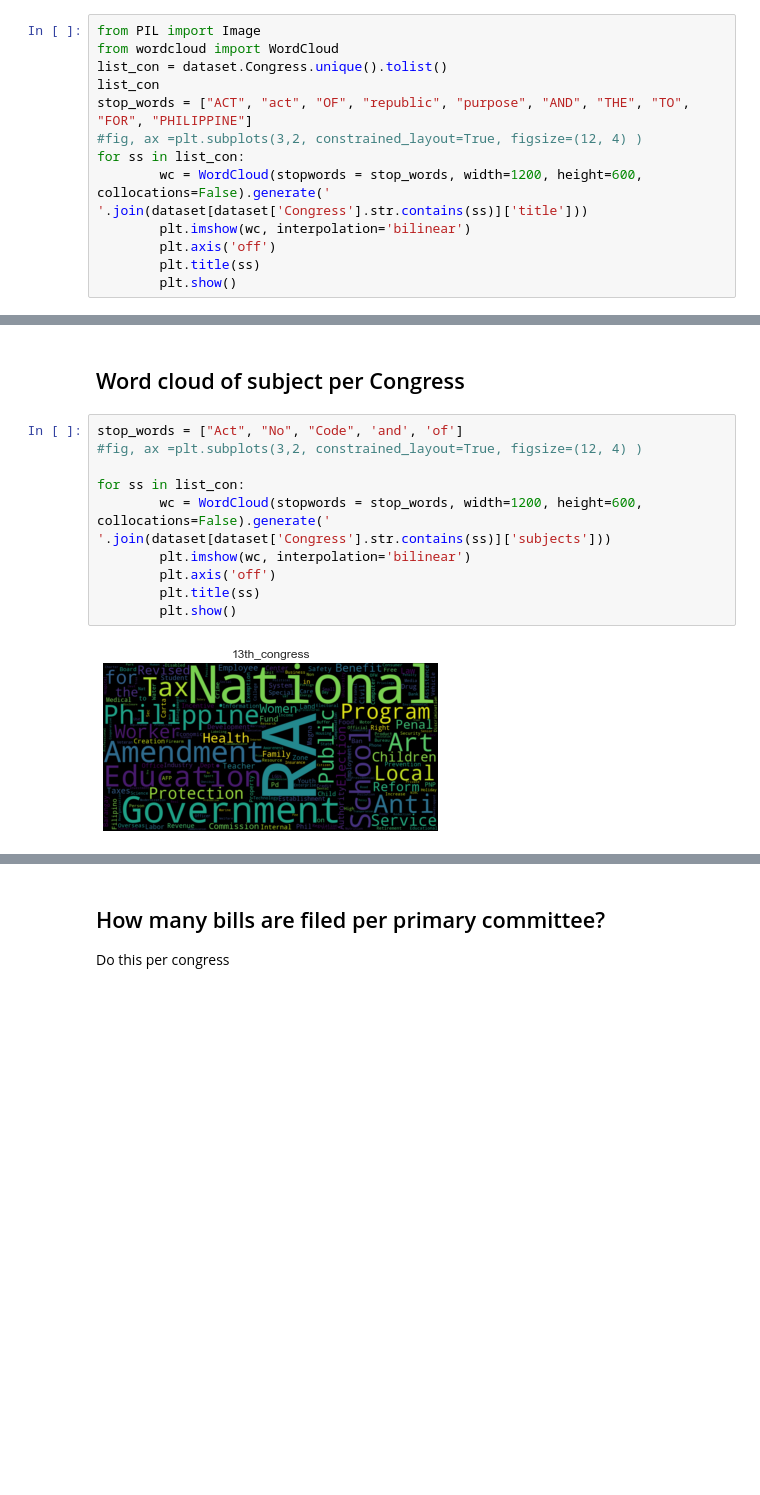
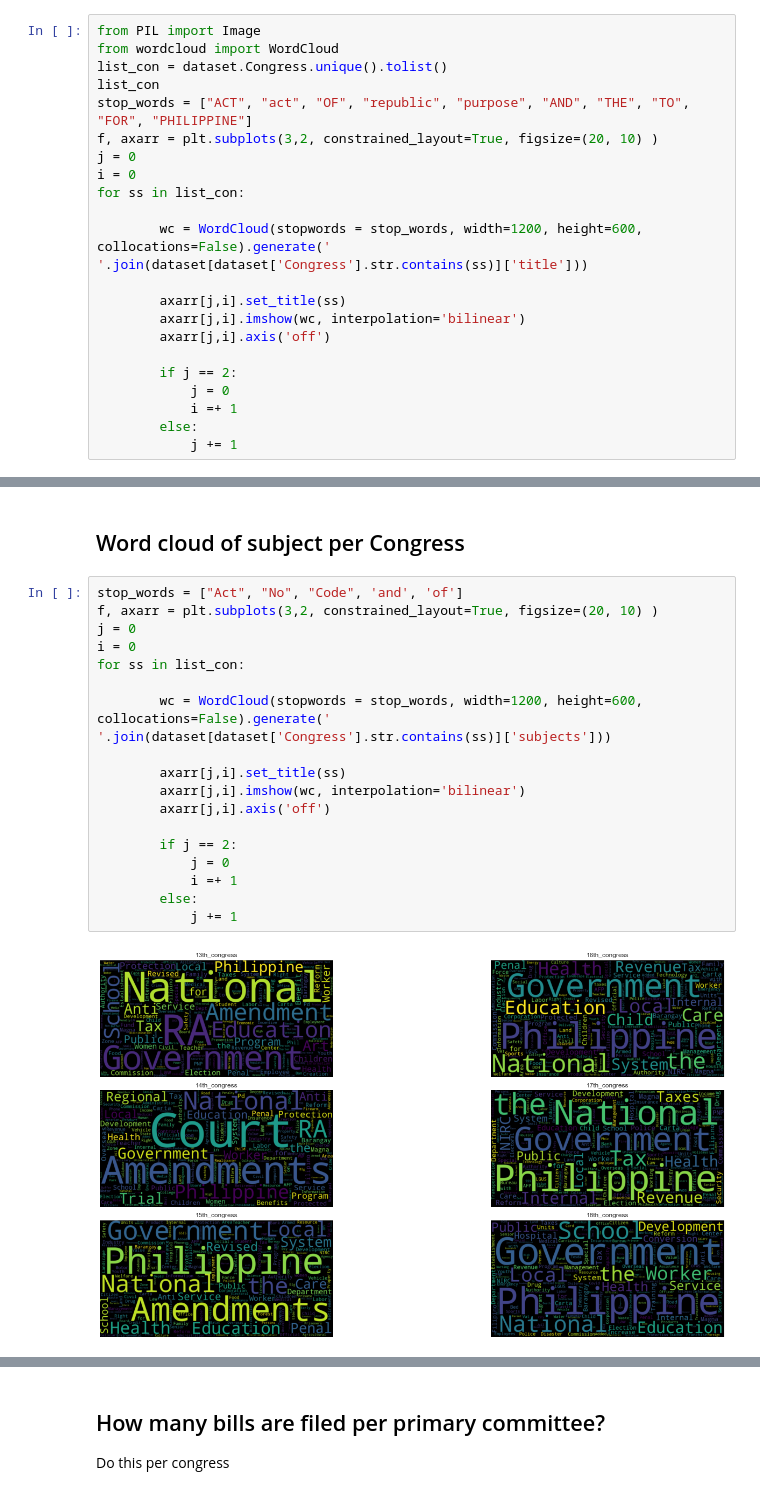
Before and after one commit to May-nerd/dmw-ml-final-project, a Jupyter notebook: final_paper/paper_ronald.ipynb, the cells around one changed output, grey strips where cells are left out. Drawn from its saved outputs; the diff is of its cells as text; blank space fills up the shorter version.

```diff
--- a/final_paper/paper_ronald.ipynb
+++ b/final_paper/paper_ronald.ipynb
@@ -323,11 +323,20 @@ from wordcloud import WordCloud
 list_con = dataset.Congress.unique().tolist()
 list_con
 stop_words = ["ACT", "act", "OF", "republic", "purpose", "AND", "THE", "TO", "FOR", "PHILIPPINE"]
-#fig, ax =plt.subplots(3,2, constrained_layout=True, figsize=(12, 4) )
+f, axarr = plt.subplots(3,2, constrained_layout=True, figsize=(20, 10) )
+j = 0
+i = 0
 for ss in list_con:
+
         wc = WordCloud(stopwords = stop_words, width=1200, height=600, collocations=False).generate(' '.join(dataset[dataset['Congress'].str.contains(ss)]['title']))
-        plt.imshow(wc, interpolation='bilinear')
-        plt.axis('off')
-        plt.title(ss)
-        plt.show()
+
+        axarr[j,i].set_title(ss)
+        axarr[j,i].imshow(wc, interpolation='bilinear')
+        axarr[j,i].axis('off')
+
+        if j == 2:
+            j = 0
+            i =+ 1
+        else:
+            j += 1
 # %% [output]
@@ -363,13 +368,21 @@ for lst in  list_Congress:
 ## Word cloud of subject per Congress
 # %%
 stop_words = ["Act", "No", "Code", 'and', 'of']
-#fig, ax =plt.subplots(3,2, constrained_layout=True, figsize=(12, 4) )
+f, axarr = plt.subplots(3,2, constrained_layout=True, figsize=(20, 10) )
+j = 0
+i = 0
+for ss in list_con:
 
-for ss in list_con:
         wc = WordCloud(stopwords = stop_words, width=1200, height=600, collocations=False).generate(' '.join(dataset[dataset['Congress'].str.contains(ss)]['subjects']))
-        plt.imshow(wc, interpolation='bilinear')
-        plt.axis('off')
-        plt.title(ss)
-        plt.show()
+
+        axarr[j,i].set_title(ss)
+        axarr[j,i].imshow(wc, interpolation='bilinear')
+        axarr[j,i].axis('off')
+
+        if j == 2:
+            j = 0
+            i =+ 1
+        else:
+            j += 1
 # %% [output]
-[figure, old version]
+[figure, new version]
```
Also changed, not shown: parts of 4 cells of this notebook.
